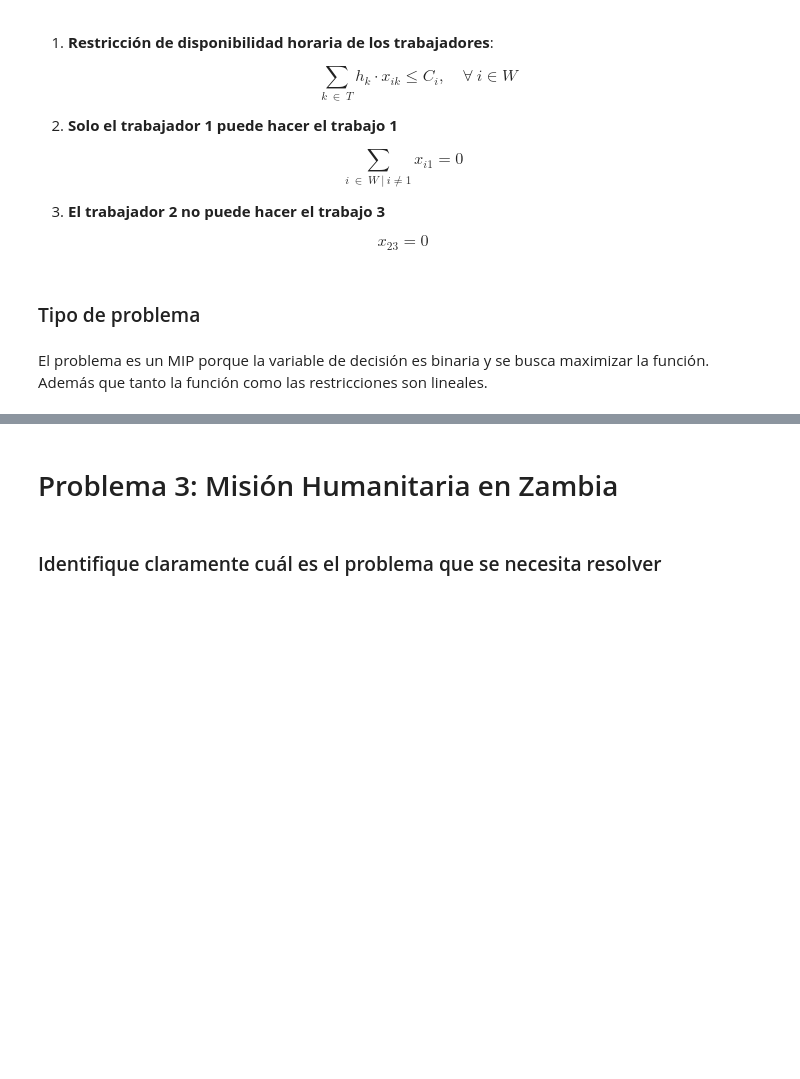
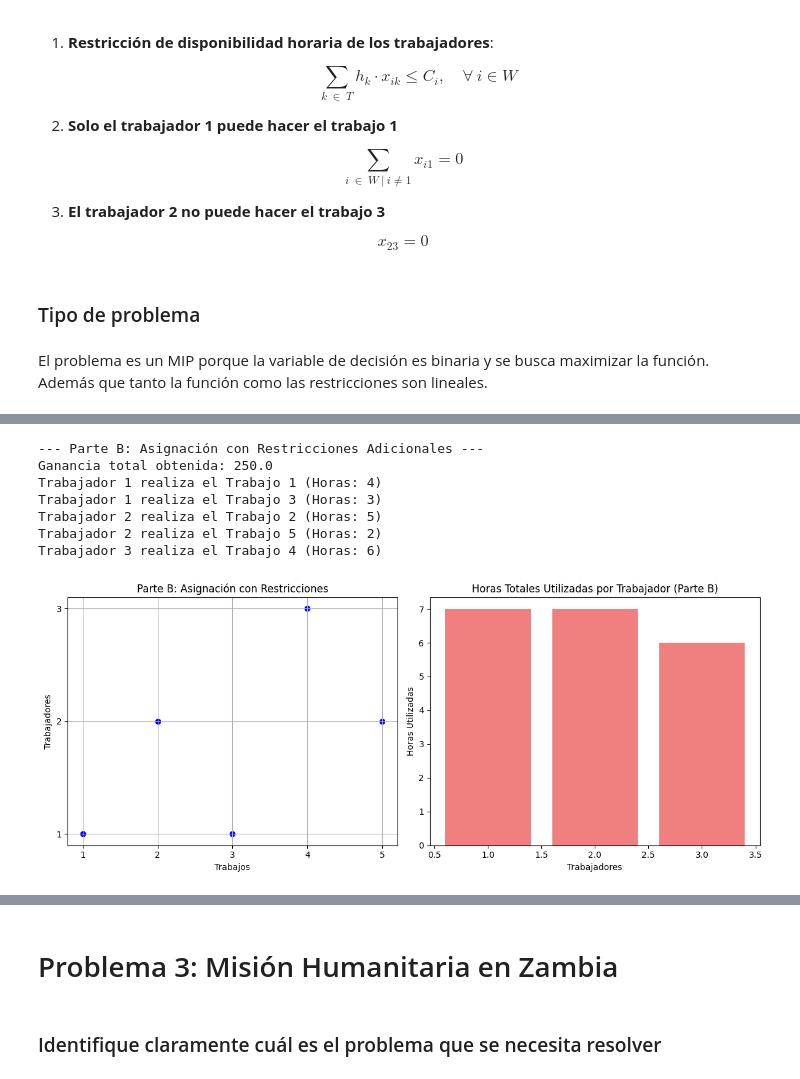
Before and after one commit to alejandroP03/lab_1_mos, a Jupyter notebook: Lab_1_MOS.ipynb, the cells around one changed output, grey strips where cells are left out. Saved outputs shown, nothing was run; the diff lists cells and outputs as text; code cells hidden in the pictures; blank space fills up the shorter version.

```diff
--- a/Lab_1_MOS.ipynb
+++ b/Lab_1_MOS.ipynb
@@ -236,0 +436,79 @@ El problema es un MIP porque la variable de decisión es binaria y se busca maxi
+# %%
+model_B = ConcreteModel()
+
+# Conjuntos
+model_B.W = Set(initialize=trabajadores)
+model_B.T = Set(initialize=trabajos)
+
+# Variables de decisión
+model_B.x = Var(model_B.W, model_B.T, domain=Binary)
+
+# Función objetivo: maximizar la ganancia total
+def objective_rule_B(model):
+    return sum(g[k] * model.x[i, k] for i in model.W for k in model.T)
+model_B.obj = Objective(rule=objective_rule_B, sense=maximize)
+
+# Restricción de asignación única
+model_B.assignment_constraint = ConstraintList()
+for k in model_B.T:
+    model_B.assignment_constraint.add(
+        sum(model_B.x[i, k] for i in model_B.W) <= 1
+    )
+
+# Restricción de disponibilidad horaria
+for i in model_B.W:
+    model_B.assignment_constraint.add(
+        sum(h[k] * model_B.x[i, k] for k in model_B.T) <= C[i]
+    )
+
+# Restricciones adicionales
+# Solo el trabajador 1 puede realizar el Trabajo 1
+for i in model_B.W:
+    if i != 1:
+        model_B.assignment_constraint.add(model_B.x[i, 1] == 0)
+
+# El Trabajo 3 no puede ser realizado por el trabajador 2
+model_B.assignment_constraint.add(model_B.x[2, 3] == 0)
+
+# Solución del modelo B
+solver.solve(model_B)
+
+# Resultados Parte B
+print("\n--- Parte B: Asignación con Restricciones Adicionales ---")
+print("Ganancia total obtenida:", model_B.obj())
+for i in model_B.W:
+    for k in model_B.T:
+        if model_B.x[i, k].value == 1:
+            print(f"Trabajador {i} realiza el Trabajo {k} (Horas: {h[k]})")
+
+figb, axsb = plt.subplots(1, 2, figsize=(12, 5))
+
+# Parte B - Scatter
+assignments_B = [(i, k) for i in model_B.W for k in model_B.T if model_B.x[i, k].value == 1]
+for i, k in assignments_B:
+    axsb[0].scatter(k, i, color='blue')
+axsb[0].set_title('Parte B: Asignación con Restricciones')
+axsb[0].set_xlabel('Trabajos')
+axsb[0].set_ylabel('Trabajadores')
+axsb[0].set_xticks(trabajos)
+axsb[0].set_yticks(trabajadores)
+axsb[0].grid(True)
+
+# Parte B - Barras
+horas_por_trabajador_B = [sum(h[k] * model_B.x[i, k].value for k in model_B.T) for i in model_B.W]
+axsb[1].bar(trabajadores, horas_por_trabajador_B, color='lightcoral')
+axsb[1].set_xlabel("Trabajadores")
+axsb[1].set_ylabel("Horas Utilizadas")
+axsb[1].set_title("Horas Totales Utilizadas por Trabajador (Parte B)")
+
+plt.tight_layout()
+plt.show()
+# %% [output]
+--- Parte B: Asignación con Restricciones Adicionales ---
+Ganancia total obtenida: 250.0
+Trabajador 1 realiza el Trabajo 1 (Horas: 4)
+Trabajador 1 realiza el Trabajo 3 (Horas: 3)
+Trabajador 2 realiza el Trabajo 2 (Horas: 5)
+Trabajador 2 realiza el Trabajo 5 (Horas: 2)
+Trabajador 3 realiza el Trabajo 4 (Horas: 6)
+[figure, added]
```
Also changed, not shown: parts of 24 cells of this notebook, 2 other files.
